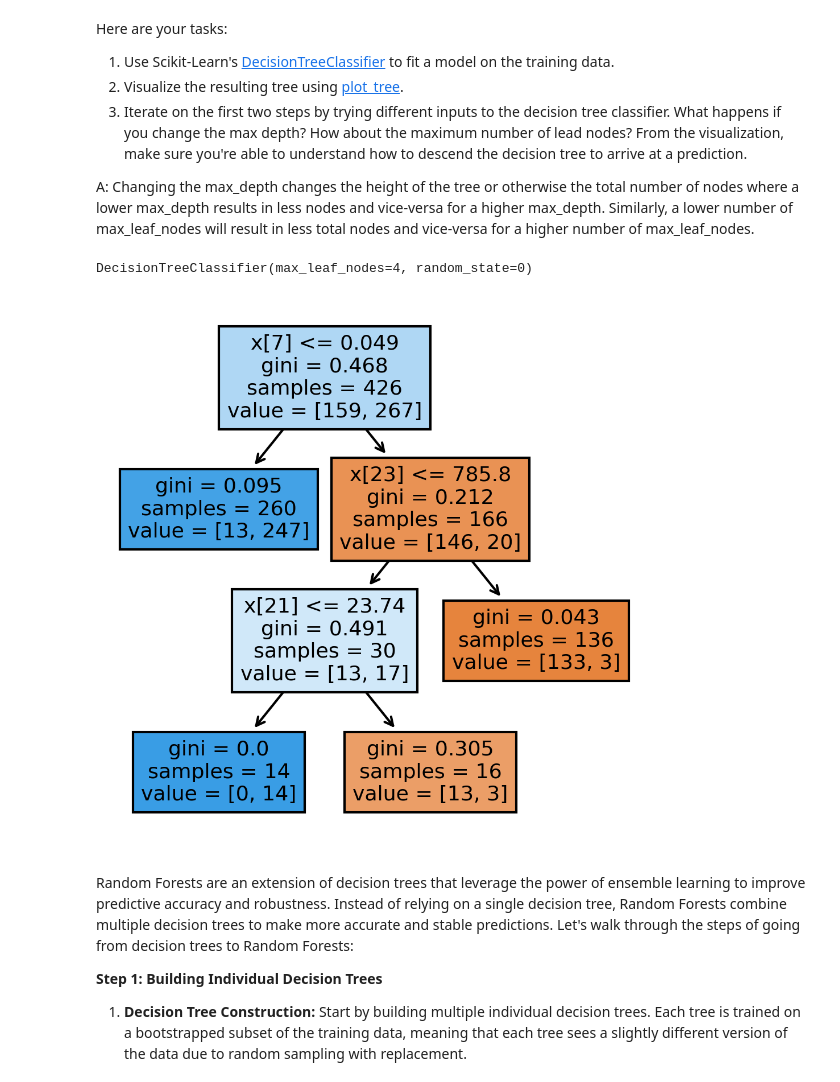
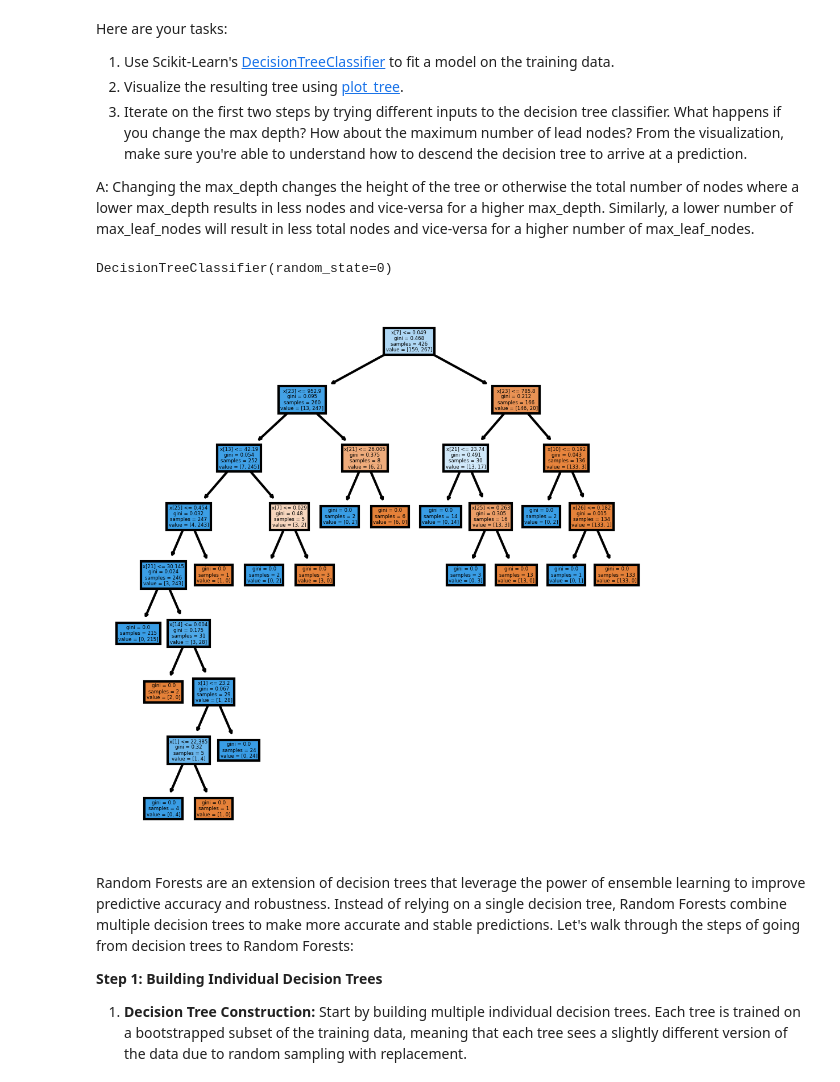
Before and after one commit to psykano/MLbootcamp, a Jupyter notebook: Student_MLE_MiniProject_Trees_and_Forests.ipynb, the cells around one changed output. Cells and saved outputs as stored; diff of their text form; code cells hidden in the pictures.

Commit message:
Finish trees and forests assignment

```diff
--- a/Student_MLE_MiniProject_Trees_and_Forests.ipynb
+++ b/Student_MLE_MiniProject_Trees_and_Forests.ipynb
@@ -106,18 +106,18 @@ Here are your tasks:
 A: Changing the max_depth changes the height of the tree or otherwise the total number of nodes where a lower max_depth results in less nodes and vice-versa for a higher max_depth. Similarly, a lower number of max_leaf_nodes will result in less total nodes and vice-versa for a higher number of max_leaf_nodes.
 # %%
 # Create a Decision Tree model
-#clf = DecisionTreeClassifier(random_state = 0)
-#clf = DecisionTreeClassifier(max_depth = 2, random_state = 0)
-clf = DecisionTreeClassifier(max_leaf_nodes = 4, random_state = 0)
-clf.fit(X_train, y_train)
+dtc = DecisionTreeClassifier(random_state=0)
+#dtc = DecisionTreeClassifier(max_depth = 2, random_state = 0)
+#dtc = DecisionTreeClassifier(max_leaf_nodes = 4, random_state = 0)
+dtc.fit(X_train, y_train)
 # %% [output]
-DecisionTreeClassifier(max_leaf_nodes=4, random_state=0)
+DecisionTreeClassifier(random_state=0)
 # %%
 # Visualize the Decision Tree
 fig, axes = plt.subplots(nrows = 1, ncols = 1, figsize = (4,4), dpi = 300)
-plot_tree(clf, filled = True);
+plot_tree(dtc, filled = True);
 # %% [output]
-[figure, old version]
+[figure, new version]
 # %% [markdown]
 Random Forests are an extension of decision trees that leverage the power of ensemble learning to improve predictive accuracy and robustness. Instead of relying on a single decision tree, Random Forests combine multiple decision trees to make more accurate and stable predictions. Let's walk through the steps of going from decision trees to Random Forests:
 
```
Also changed, not shown: parts of 5 cells of this notebook.
